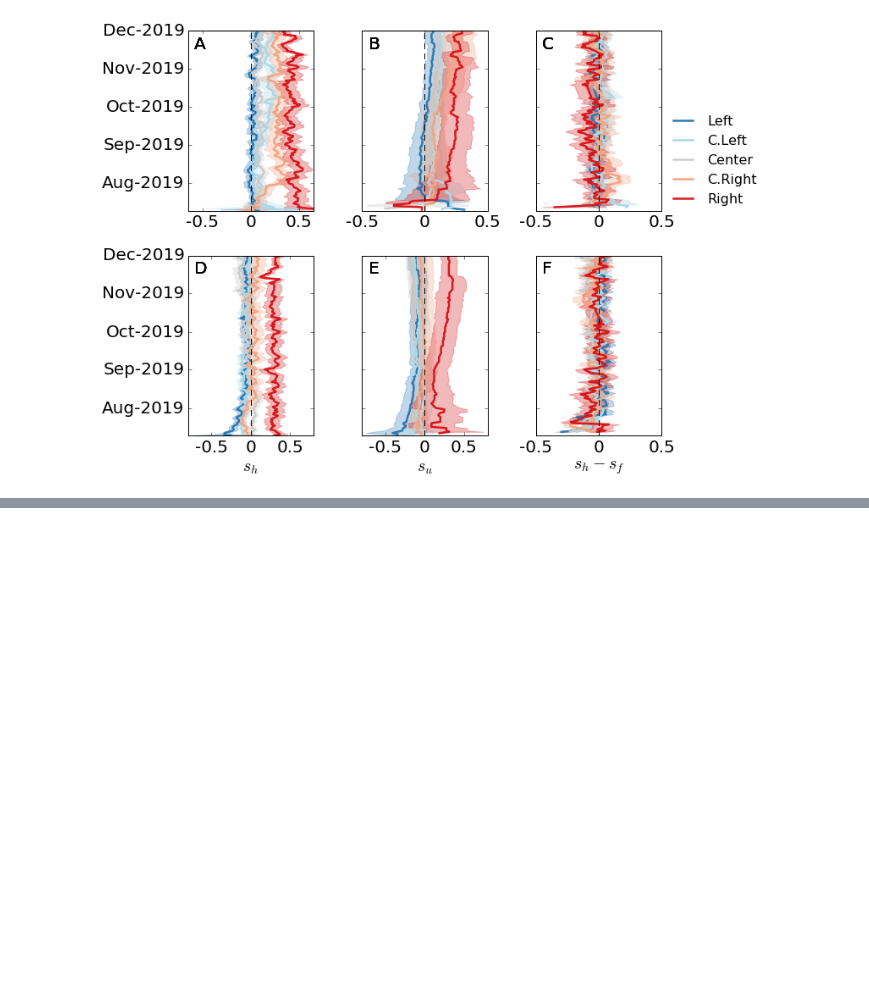
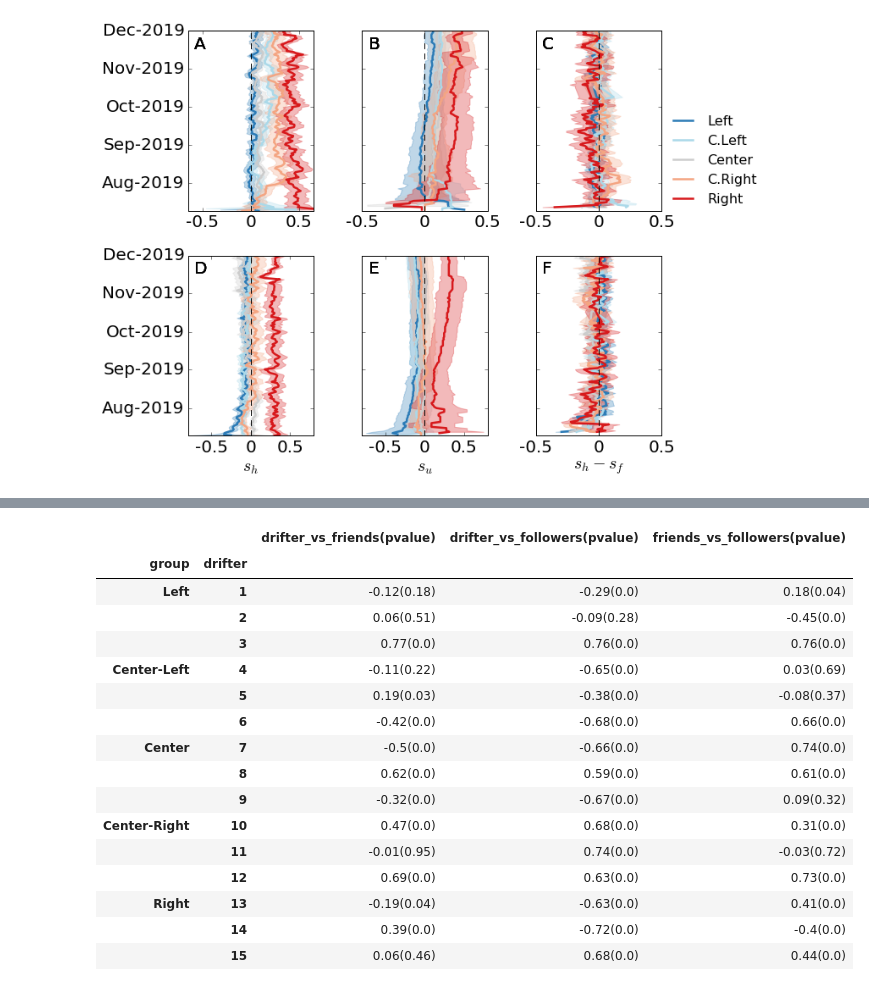
Before and after one commit to osome-iu/DrifterBot, a Jupyter notebook: exps/FinalPaperPlots.ipynb, the cells around one changed output, grey strips where cells are left out. Cells and saved outputs as stored; diff of their text form; code cells hidden in the pictures; blank space fills up the shorter version.

```diff
--- a/exps/FinalPaperPlots.ipynb
+++ b/exps/FinalPaperPlots.ipynb
@@ -431,0 +482,20 @@ axs = plt_helper.plot_vertical_scores_summary(
+# %%
+plt_helper.compute_corr(drifter_tl_df, friend_tl_df, follower_tl_df)
+# %% [output]
+|  |  | drifter_vs_friends(pvalue) | drifter_vs_followers(pvalue) | friends_vs_followers(pvalue) |
+| group | drifter |  |  |  |
+| Left | 1 | -0.12(0.18) | -0.29(0.0) | 0.18(0.04) |
+|  | 2 | 0.06(0.51) | -0.09(0.28) | -0.45(0.0) |
+|  | 3 | 0.77(0.0) | 0.76(0.0) | 0.76(0.0) |
+| Center-Left | 4 | -0.11(0.22) | -0.65(0.0) | 0.03(0.69) |
+|  | 5 | 0.19(0.03) | -0.38(0.0) | -0.08(0.37) |
+|  | 6 | -0.42(0.0) | -0.68(0.0) | 0.66(0.0) |
+| Center | 7 | -0.5(0.0) | -0.66(0.0) | 0.74(0.0) |
+|  | 8 | 0.62(0.0) | 0.59(0.0) | 0.61(0.0) |
+|  | 9 | -0.32(0.0) | -0.67(0.0) | 0.09(0.32) |
+| Center-Right | 10 | 0.47(0.0) | 0.68(0.0) | 0.31(0.0) |
+|  | 11 | -0.01(0.95) | 0.74(0.0) | -0.03(0.72) |
+|  | 12 | 0.69(0.0) | 0.63(0.0) | 0.73(0.0) |
+| Right | 13 | -0.19(0.04) | -0.63(0.0) | 0.41(0.0) |
+|  | 14 | 0.39(0.0) | -0.72(0.0) | -0.4(0.0) |
+|  | 15 | 0.06(0.46) | 0.68(0.0) | 0.44(0.0) |
```
Also changed, not shown: parts of 12 cells of this notebook, 3 other files.
